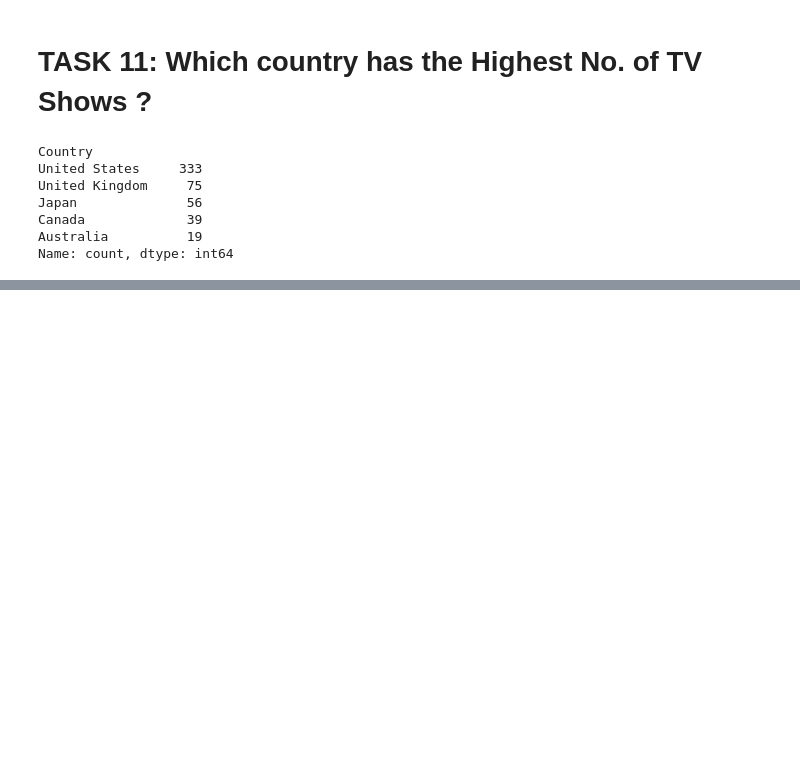
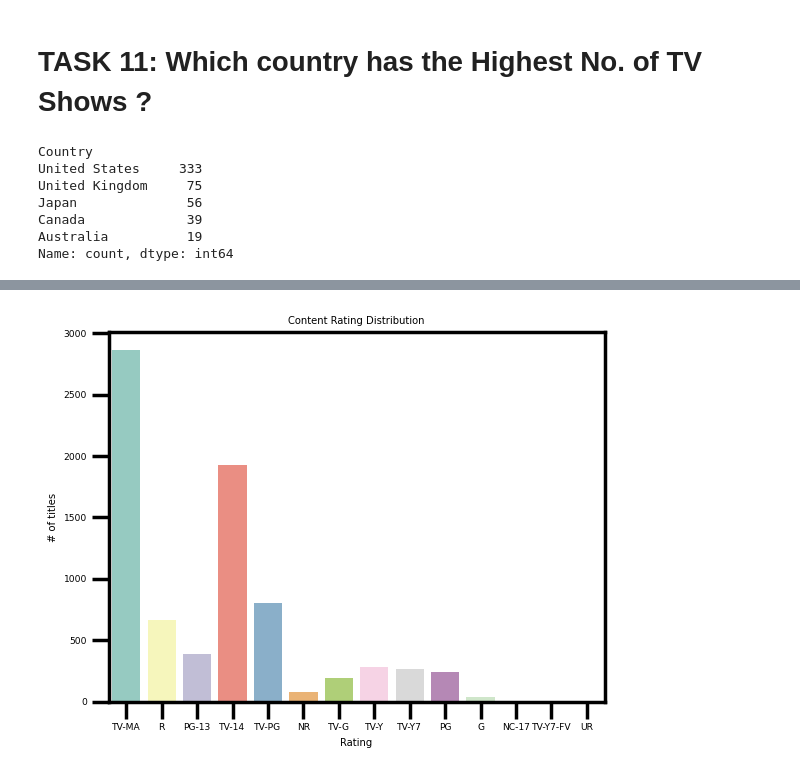
Before and after one commit to RuloVH7/netflixProject, a Jupyter notebook: netflixProject.ipynb, the cells around one changed output, grey strips where cells are left out. Saved outputs shown, nothing was run; the diff lists cells and outputs as text; code cells hidden in the pictures; blank space fills up the shorter version.

Commit message:
Added Task 12

```diff
--- a/netflixProject.ipynb
+++ b/netflixProject.ipynb
@@ -561,0 +575,10 @@ netflix_data[((netflix_data['Category'] == 'Movie')&(netflix_data['Type'] == 'Dr
+# %%
+# Using the same type of graphic from previous tasks the info will be displayed accordingly.
+bar_graph3 = sns.countplot(data=netflix_data, x=netflix_data['Rating'], palette='Set3')
+sns.set_context("poster", font_scale = 0.3, rc={"grid.linewidth": 0.6})
+bar_graph3.set_title('Content Rating Distribution')
+bar_graph3.set_xlabel('Rating')
+bar_graph3.set_ylabel('# of titles')
+plt.show()
+# %% [output]
+[figure, added]
```
Also changed, not shown: parts of 6 cells of this notebook, 1 other file.
